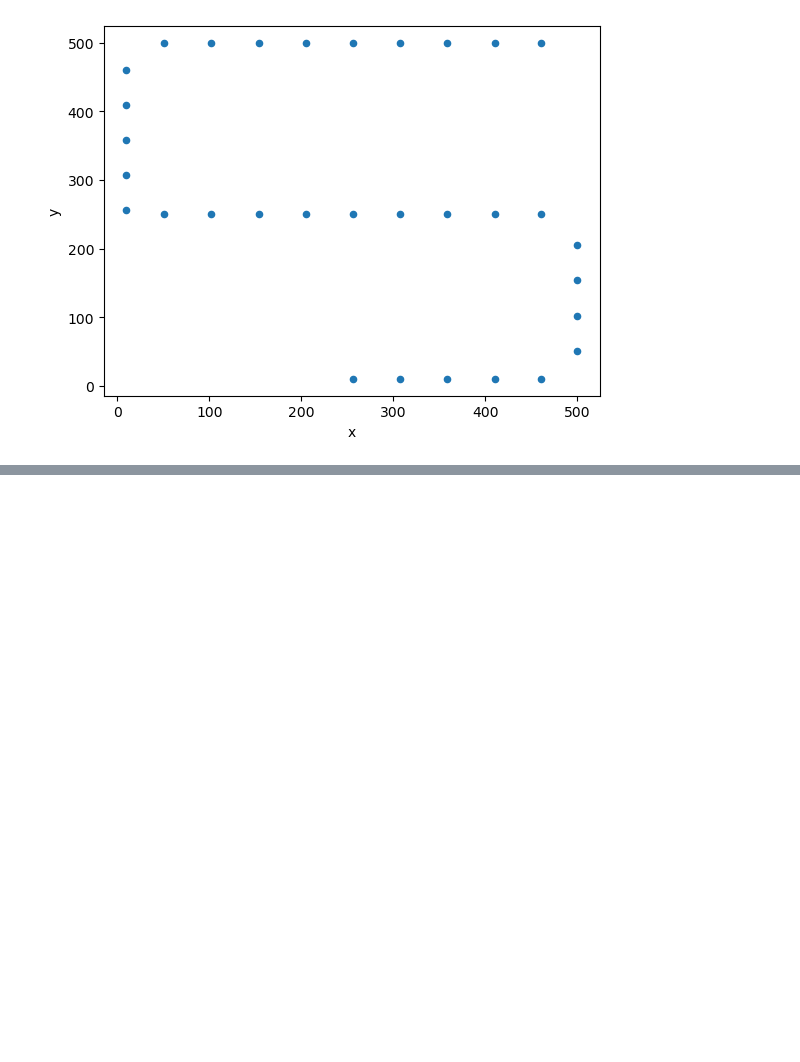
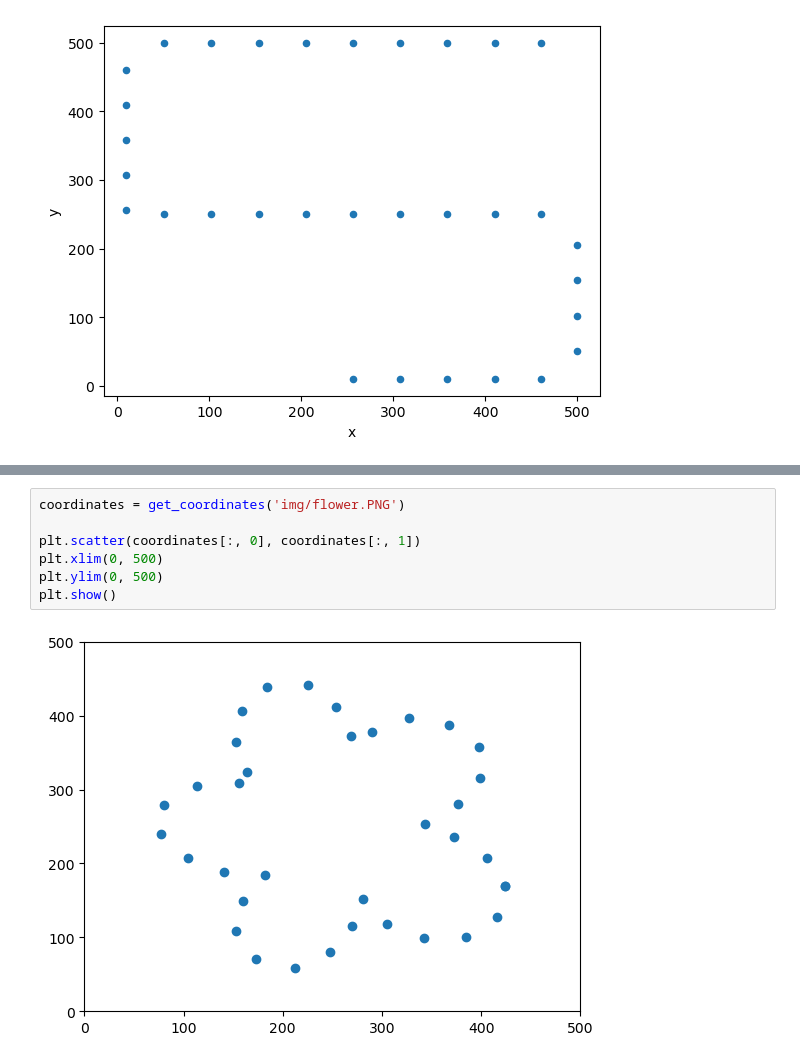
Before and after one commit to Hafiidz/ROS, a Jupyter notebook: codes/coordinate.ipynb, the cells around one changed output, grey strips where cells are left out. Drawn from its saved outputs; the diff is of its cells as text; blank space fills up the shorter version.

Commit message:
Add coordinates generation based on image

```diff
--- a/codes/coordinate.ipynb
+++ b/codes/coordinate.ipynb
@@ -233,0 +280,9 @@ df_diamond.to_csv('d4.csv', index=False, mode="x")
+# %%
+coordinates = get_coordinates('img/flower.PNG')
+
+plt.scatter(coordinates[:, 0], coordinates[:, 1])
+plt.xlim(0, 500)
+plt.ylim(0, 500)
+plt.show()
+# %% [output]
+[figure, added]
```
Also changed, not shown: parts of 3 cells of this notebook, 6 other files.
